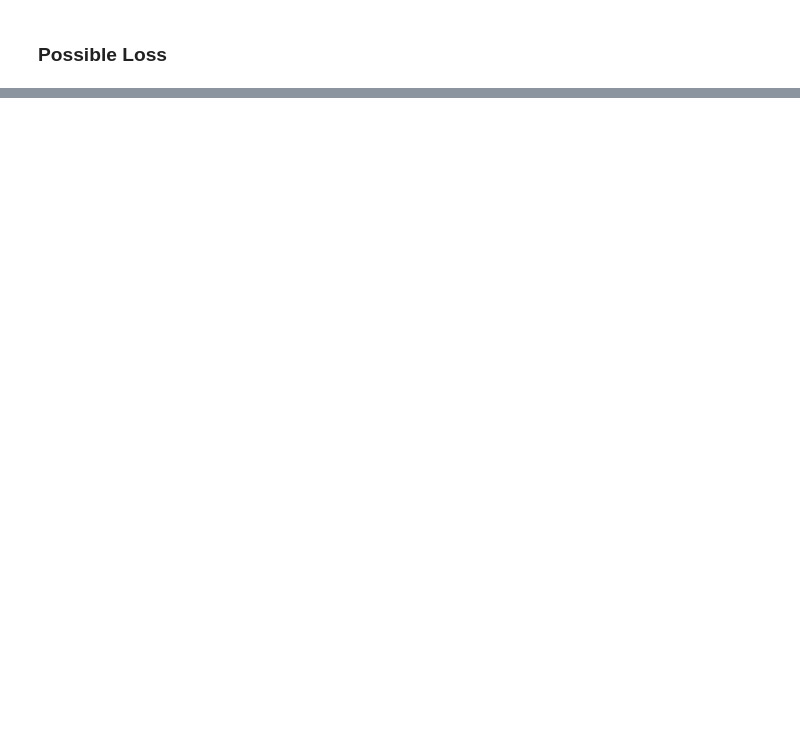
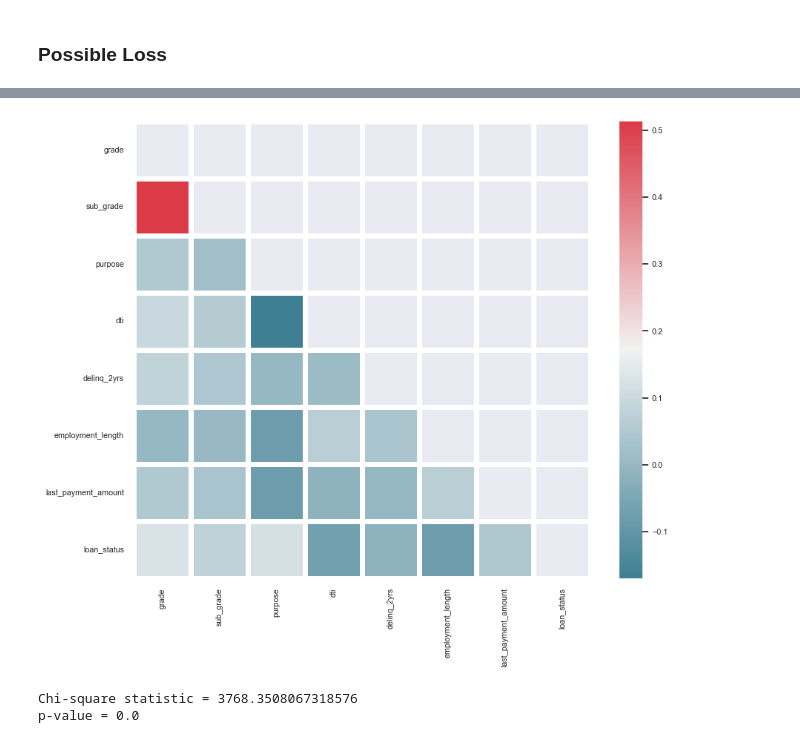
Before and after one commit to stealthchopper2k/exploratory-data-analysis---customer-loans-in-finance, a Jupyter notebook: main.ipynb, the cells around one changed output, grey strips where cells are left out. Cells and saved outputs as stored; diff of their text form; code cells hidden in the pictures; blank space fills up the shorter version.

Commit message:
Completed indicators of loss exploration

```diff
--- a/main.ipynb
+++ b/main.ipynb
@@ -515,13 +511,22 @@ pyplot.show()
 
 Via column *loan_status* on loans that are charged_off
 # %%
-df = Transformer.df
+df = pd.read_csv("./dataset/formatted_loan_data.csv",
+                 parse_dates=['issue_date', 'last_payment_date', 'final_payment_date'])
+
+
 charged_off_mask = df['loan_status'] == 'Charged Off'
 
-charged_off_df = Transformer.df.loc[charged_off_mask].copy()
+
+
+charged_off_df = df.loc[charged_off_mask].copy()
+
+
 
 prc_charged_off = round((len(charged_off_df) / len(df)) * 100, 2)
 
+
+
 print(f"Percentage Charged Off : {prc_charged_off}%")
 # %% [output]
 Percentage Charged Off : 10.16%
@@ -563,9 +568,9 @@ df['months_left_to_pay'] = df['term'] - \
 
 late_mask = df['loan_status'].str.contains('Late')
 
-how_many_behind = df.loc[late_mask].copy()
+late_df = df.loc[late_mask].copy()
 
-prc_behind = (len(how_many_behind) / len(df)) * 100
+prc_behind = round((len(late_df) / len(df)) * 100, 2)
 
-print(prc_behind)
+print(f"Percentage of Late Loans: {prc_behind}%")
 # %% [output]
@@ -572,0 +578,7 @@ print(prc_behind)
+# %%
+late_df['amount_left_to_pay'] = late_df['months_left_to_pay'] * \
+    late_df['instalment']
+
+projected_loss = round(late_df['amount_left_to_pay'].sum(), 2)
+
+print(f"Projected Loss if Switched to Charged Off: ${projected_loss}")
@@ -572,0 +606,31 @@ print(prc_behind)
+# %%
+late_and_charged_off = pd.concat([late_df, charged_off_df])
+
+categorical_cols = df.select_dtypes(
+    exclude=np.number).columns.tolist()
+
+_, b = pd.factorize(df[categorical_cols].values.ravel('F'))
+
+df[categorical_cols] = df[categorical_cols].apply(
+    lambda x: pd.Categorical(x, b).codes)
+
+
+indicator_cols = ['grade', 'sub_grade', 'purpose',
+                  'dti', 'delinq_2yrs', 'employment_length', 'last_payment_amount', 'loan_status']
+
+plt = Plotter(df)
+plt.correlated_vars(indicator_cols)
+# %% [output]
+[figure, added]
+# %%
+from scipy.stats import chi2_contingency
+
+contingency_table = pd.crosstab(df['grade'], df['loan_status'])
+
+chi2, p, dof, expected = chi2_contingency(contingency_table)
+
+print(f"Chi-square statistic = {chi2}")
+print(f"p-value = {p}")
+# %% [output]
+Chi-square statistic = 3768.3508067318576
+p-value = 0.0
```
Also changed, not shown: parts of 13 cells of this notebook, 2 other files.
